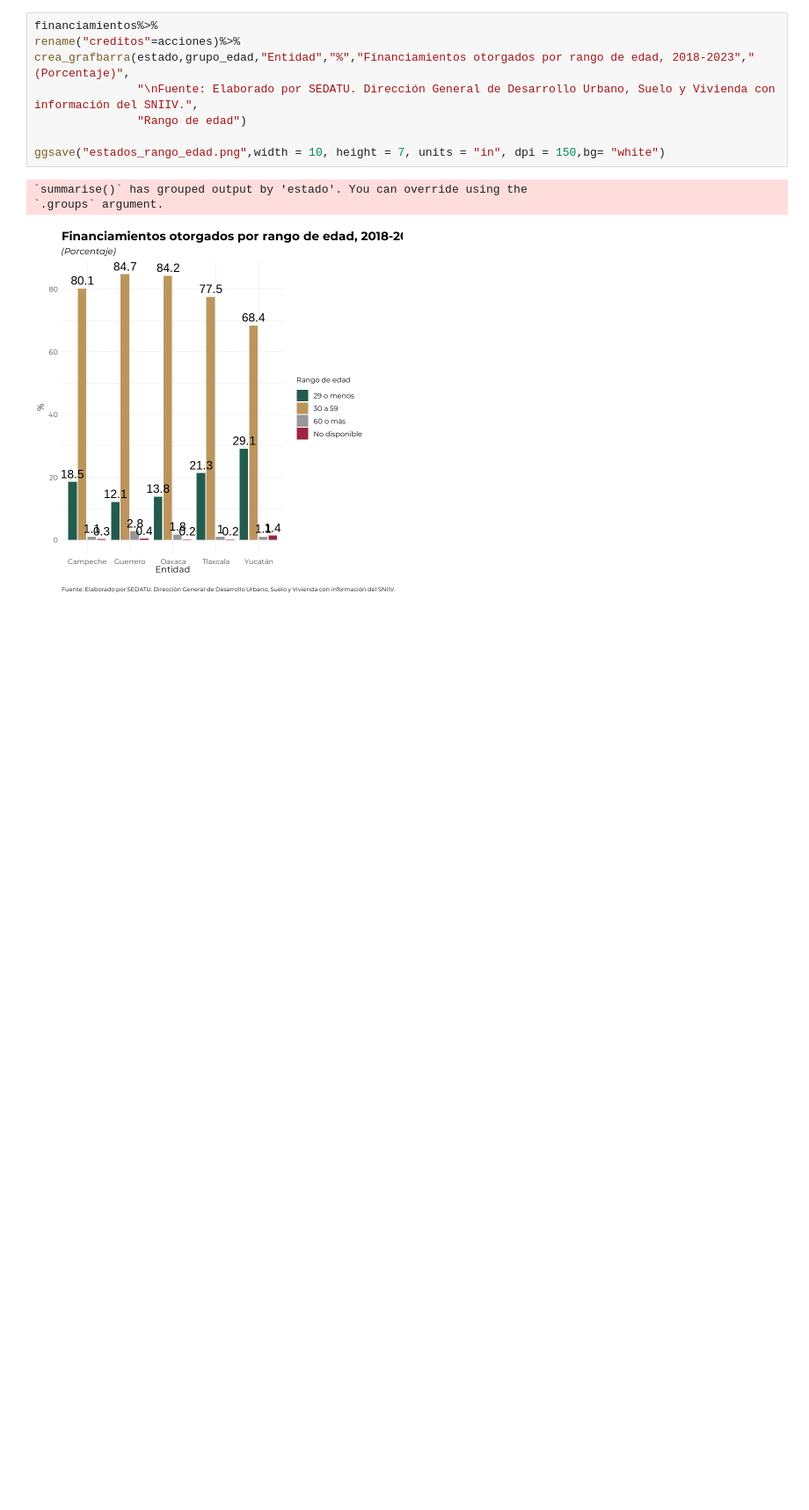
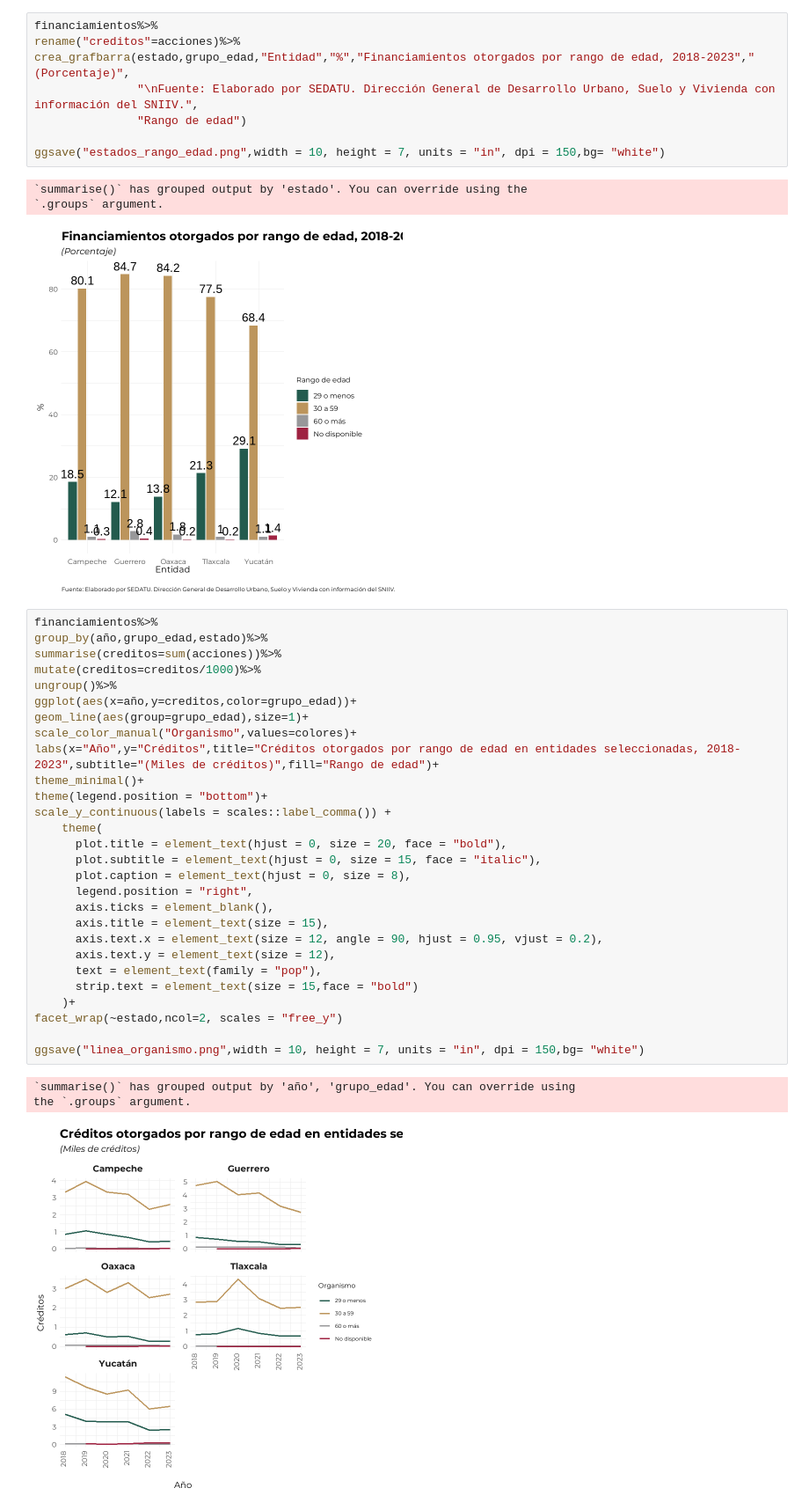
Before and after one commit to claudiodanielpc/datavivi, a Jupyter notebook: entidades_gpo.ipynb, the cells around one changed output. Shown: that part at 88% size. Drawn from its saved outputs; the diff is of its cells as text; blank space fills up the shorter version.

```diff
--- a/entidades_gpo.ipynb
+++ b/entidades_gpo.ipynb
@@ -234,5 +204,37 @@ ggsave("estados_rango_edad.png",width = 10, height = 7, units = "in", dpi = 150,
 `summarise()` has grouped output by 'estado'. You can override using the
 `.groups` argument.
 [figure]
+# %%
+financiamientos%>%
+group_by(año,grupo_edad,estado)%>%
+summarise(creditos=sum(acciones))%>%
+mutate(creditos=creditos/1000)%>%
+ungroup()%>%
+ggplot(aes(x=año,y=creditos,color=grupo_edad))+
+geom_line(aes(group=grupo_edad),size=1)+
+scale_color_manual("Organismo",values=colores)+
+labs(x="Año",y="Créditos",title="Créditos otorgados por rango de edad en entidades seleccionadas, 2018-2023",subtitle="(Miles de créditos)",fill="Rango de edad")+
+theme_minimal()+
+theme(legend.position = "bottom")+
+scale_y_continuous(labels = scales::label_comma()) +
+    theme(
+      plot.title = element_text(hjust = 0, size = 20, face = "bold"),
+      plot.subtitle = element_text(hjust = 0, size = 15, face = "italic"),
+      plot.caption = element_text(hjust = 0, size = 8),
+      legend.position = "right",
+      axis.ticks = element_blank(),
+      axis.title = element_text(size = 15),
+      axis.text.x = element_text(size = 12, angle = 90, hjust = 0.95, vjust = 0.2),
+      axis.text.y = element_text(size = 12),
+      text = element_text(family = "pop"),
+      strip.text = element_text(size = 15,face = "bold")
+    )+
+facet_wrap(~estado,ncol=2, scales = "free_y")
+
+ggsave("linea_organismo.png",width = 10, height = 7, units = "in", dpi = 150,bg= "white")
+# %% [output]
+`summarise()` has grouped output by 'año', 'grupo_edad'. You can override using
+the `.groups` argument.
+[figure, added]
 # %%
 financiamientos%>%
```
Also changed, not shown: parts of 8 cells of this notebook.
